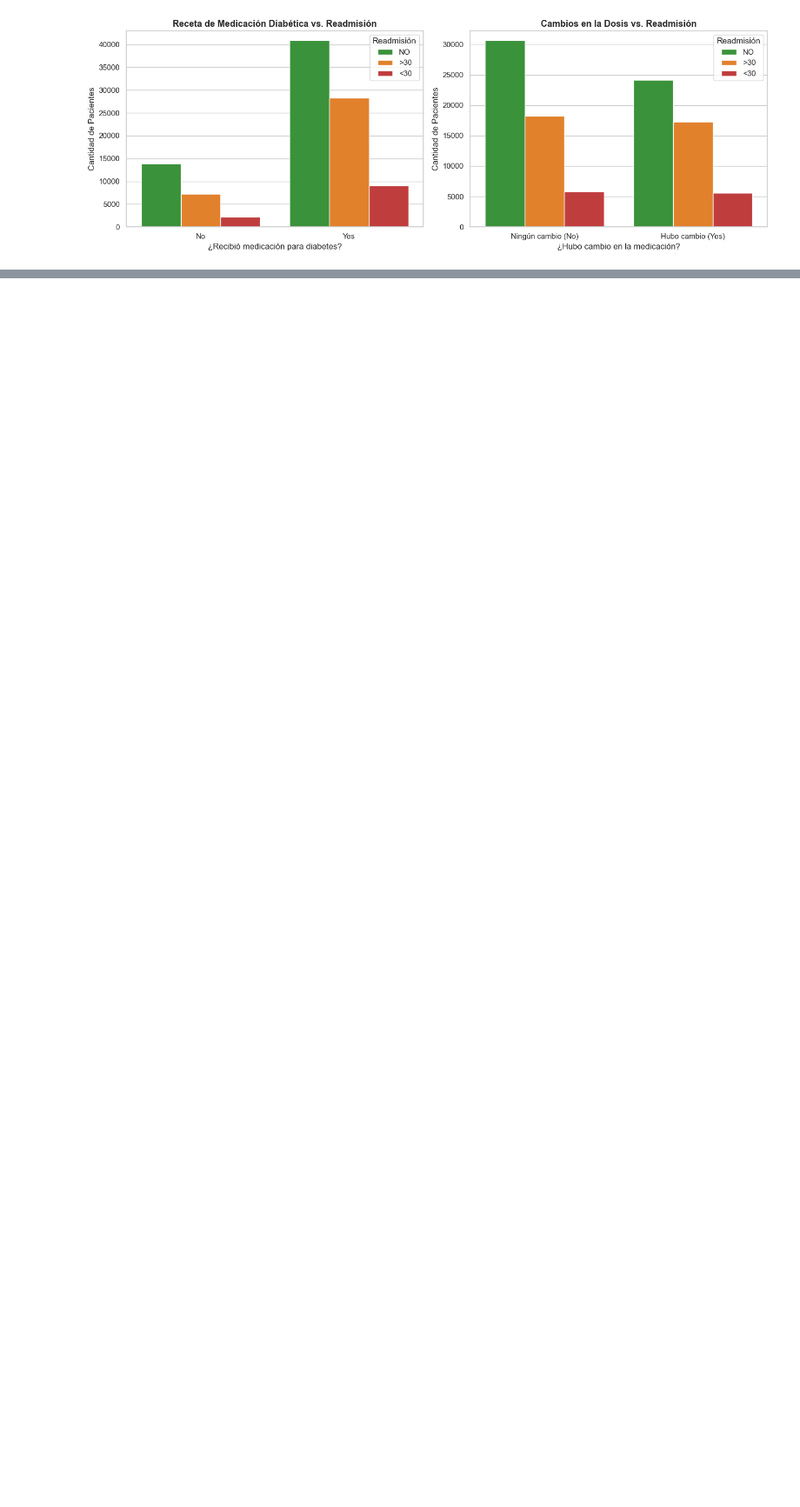
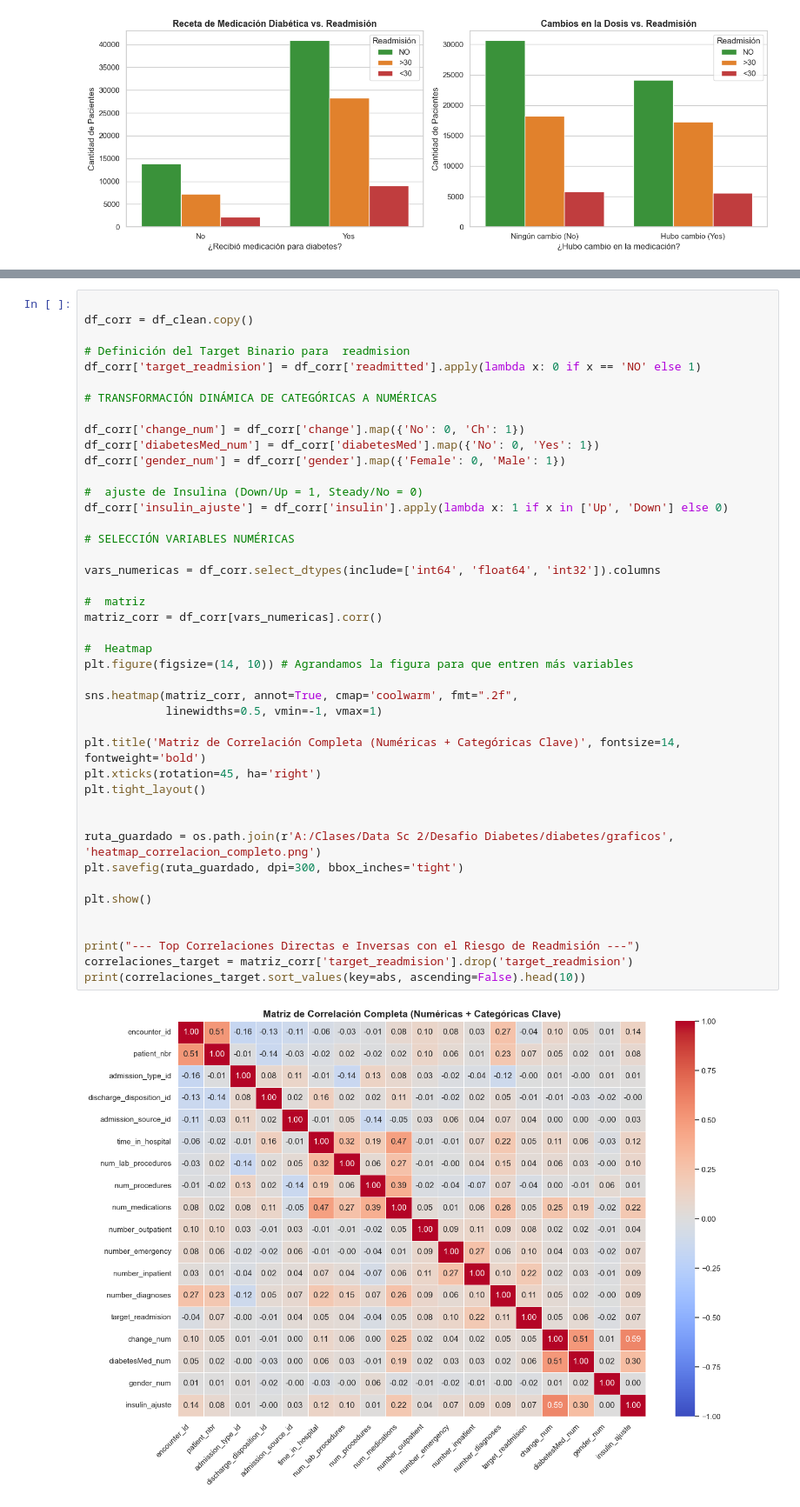
Before and after one commit to AndresCba89/diabetes, a Jupyter notebook: EDA.ipynb, the cells around one changed output, grey strips where cells are left out. Shown at 87% size. Drawn from its saved outputs; the diff is of its cells as text; blank space fills up the shorter version.

```diff
--- a/EDA.ipynb
+++ b/EDA.ipynb
@@ -515,3 +508,48 @@ readmitted
 NO          20.51%     1.73%     1.18%     1.35%        0.31%          0.3%
 >30         25.64%     1.51%      1.4%      1.4%        0.39%         0.21%
 <30         27.89%     1.38%     1.62%     1.21%        0.41%         0.21%
+# %%
+
+df_corr = df_clean.copy()
+
+# Definición del Target Binario para  readmision
+df_corr['target_readmision'] = df_corr['readmitted'].apply(lambda x: 0 if x == 'NO' else 1)
+
+# TRANSFORMACIÓN DINÁMICA DE CATEGÓRICAS A NUMÉRICAS
+
+df_corr['change_num'] = df_corr['change'].map({'No': 0, 'Ch': 1})
+df_corr['diabetesMed_num'] = df_corr['diabetesMed'].map({'No': 0, 'Yes': 1})
+df_corr['gender_num'] = df_corr['gender'].map({'Female': 0, 'Male': 1})
+
+#  ajuste de Insulina (Down/Up = 1, Steady/No = 0)
+df_corr['insulin_ajuste'] = df_corr['insulin'].apply(lambda x: 1 if x in ['Up', 'Down'] else 0)
+
+# SELECCIÓN VARIABLES NUMÉRICAS
+
+vars_numericas = df_corr.select_dtypes(include=['int64', 'float64', 'int32']).columns
+
+#  matriz
+matriz_corr = df_corr[vars_numericas].corr()
+
+#  Heatmap
+plt.figure(figsize=(14, 10)) # Agrandamos la figura para que entren más variables
+
+sns.heatmap(matriz_corr, annot=True, cmap='coolwarm', fmt=".2f",
+            linewidths=0.5, vmin=-1, vmax=1)
+
+plt.title('Matriz de Correlación Completa (Numéricas + Categóricas Clave)', fontsize=14, fontweight='bold')
+plt.xticks(rotation=45, ha='right')
+plt.tight_layout()
+
+
+ruta_guardado = os.path.join(r'A:/Clases/Data Sc 2/Desafio Diabetes/diabetes/graficos', 'heatmap_correlacion_completo.png')
+plt.savefig(ruta_guardado, dpi=300, bbox_inches='tight')
+
+plt.show()
+
+
+print("--- Top Correlaciones Directas e Inversas con el Riesgo de Readmisión ---")
+correlaciones_target = matriz_corr['target_readmision'].drop('target_readmision')
+print(correlaciones_target.sort_values(key=abs, ascending=False).head(10))
+# %% [output]
+[figure, added]
```
Also changed, not shown: parts of 9 cells of this notebook, 3 other files.
